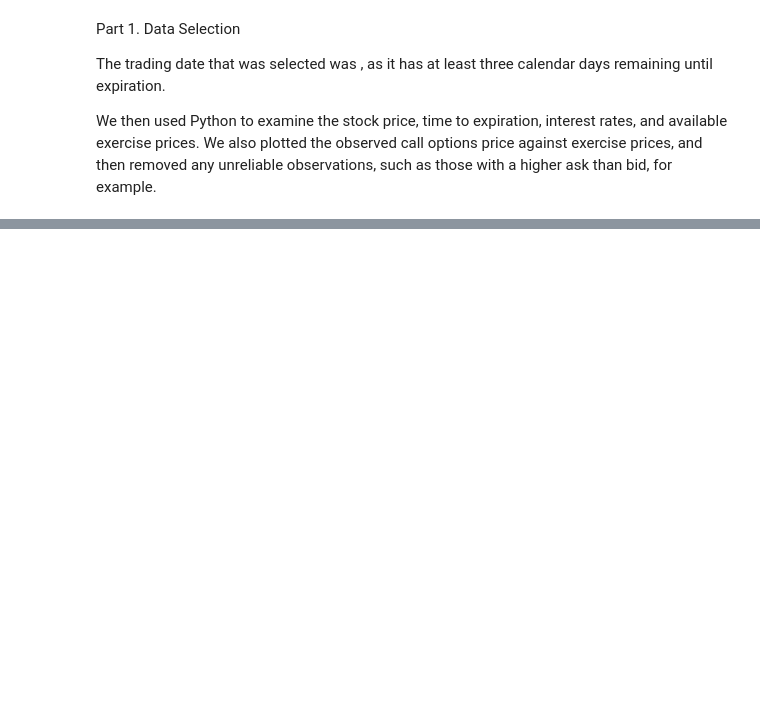
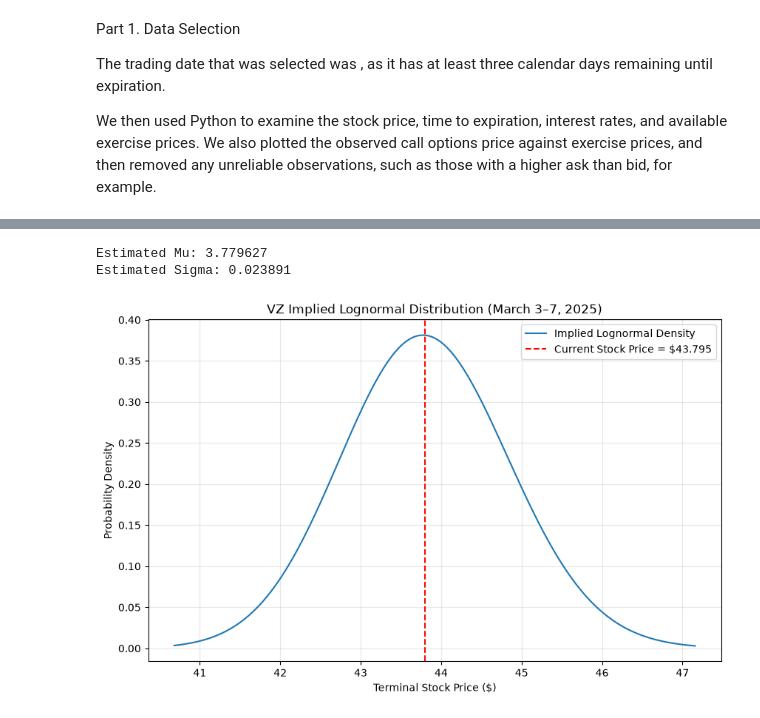
Before and after one commit to brandonchen1234/FRE-6103_MP5_Gudmundur_S._Sigfusson_and_Brandon_Chen, a Jupyter notebook: main.ipynb, the cells around one changed output, grey strips where cells are left out. Cells and saved outputs as stored; diff of their text form; code cells hidden in the pictures; blank space fills up the shorter version.

Commit message:
part 2 code

```diff
--- a/main.ipynb
+++ b/main.ipynb
@@ -152,0 +265,77 @@ Excluded observations: 21
+# %%
+from scipy.optimize import minimize_scalar
+from scipy.stats import norm, lognorm
+
+# Use the cleaned observations from Part 1
+S0 = float(clean_calls["uClose"].iloc[0])
+r = float(clean_calls["rate"].iloc[0])
+q = float(clean_calls["sdiv"].iloc[0])
+T = float(clean_calls["years"].iloc[0])
+
+K = clean_calls["okey_xx"].to_numpy()
+observed = clean_calls["mid_price"].to_numpy()
+
+# Risk-neutral expected terminal stock price
+expected_ST = S0 * np.exp((r - q) * T)
+
+# Theoretical European call price
+def call_price(K, mu, sigma):
+    d1 = (mu + sigma**2 - np.log(K)) / sigma
+    d2 = (mu - np.log(K)) / sigma
+
+    return np.exp(-r * T) * (
+        np.exp(mu + sigma**2 / 2) * norm.cdf(d1)
+        - K * norm.cdf(d2)
+    )
+
+# Estimate sigma while imposing the forward-price condition
+def objective(sigma):
+    mu = np.log(expected_ST) - sigma**2 / 2
+    theoretical = call_price(K, mu, sigma)
+    return np.sum((theoretical - observed)**2)
+
+result = minimize_scalar(
+    objective,
+    bounds=(0.000001, 0.30),
+    method="bounded"
+)
+
+sigma_hat = float(result.x)
+mu_hat = float(np.log(expected_ST) - sigma_hat**2 / 2)
+
+print(f"Estimated Mu: {mu_hat:.6f}")
+print(f"Estimated Sigma: {sigma_hat:.6f}")
+# %% [output]
+Estimated Mu: 3.779627
+Estimated Sigma: 0.023891
+# %%
+# Construct the fitted lognormal distribution
+distribution = lognorm(s=sigma_hat, scale=np.exp(mu_hat))
+
+prices = np.linspace(
+    distribution.ppf(0.001),
+    distribution.ppf(0.999),
+    1000
+)
+
+density = distribution.pdf(prices)
+
+plt.figure(figsize=(10, 6))
+
+plt.plot(prices, density, label="Implied Lognormal Density")
+
+plt.axvline(
+    S0,
+    color="red",
+    linestyle="--",
+    label=f"Current Stock Price = ${S0:.3f}"
+)
+
+plt.xlabel("Terminal Stock Price ($)")
+plt.ylabel("Probability Density")
+plt.title("VZ Implied Lognormal Distribution (March 3–7, 2025)")
+plt.legend()
+plt.grid(True, alpha=0.3)
+plt.show()
+# %% [output]
+[figure, added]
```
Also changed, not shown: parts of 4 cells of this notebook.
